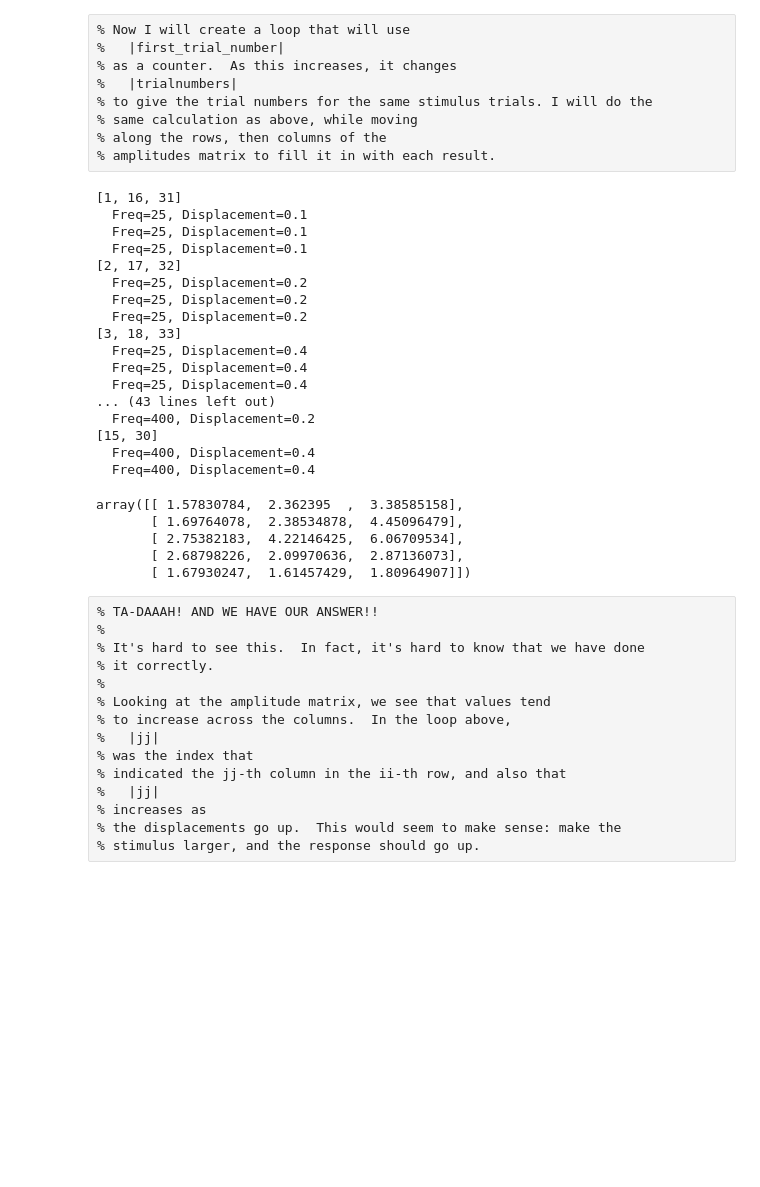
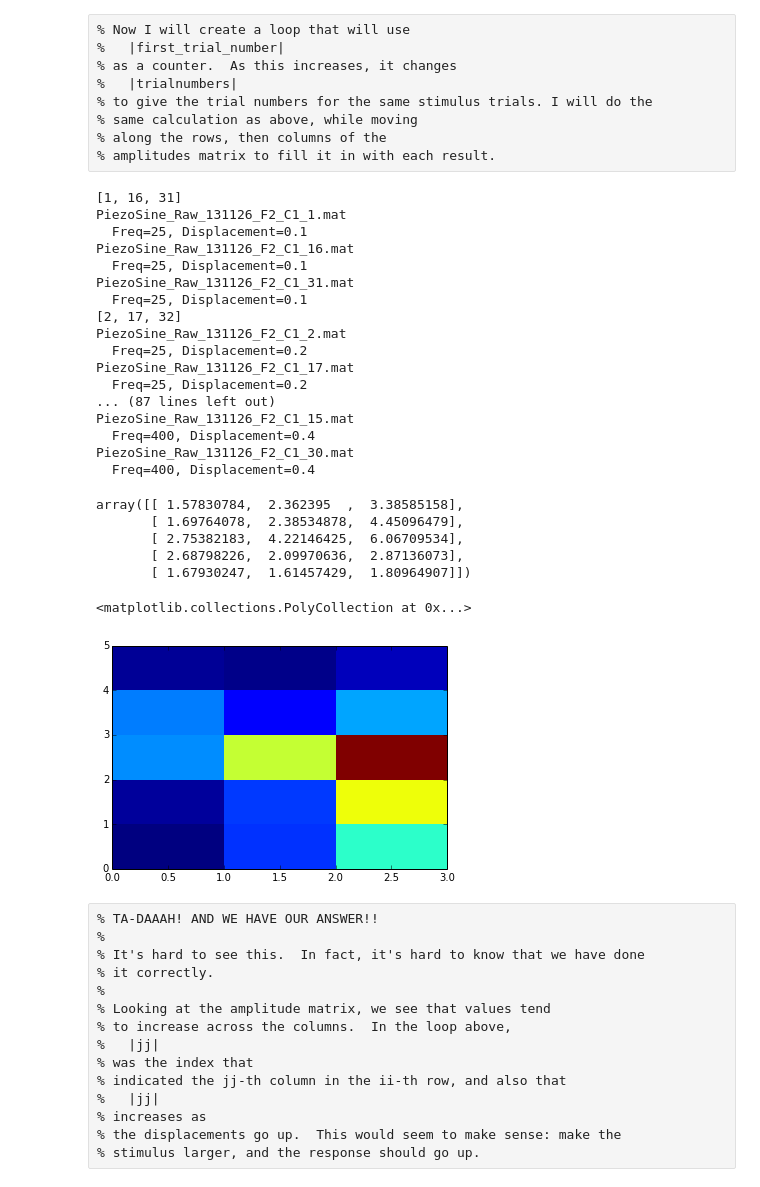
Before and after one commit to jackie623/Modern-Data-Management, a Jupyter notebook: fly/python/CCB4_MATLAB_Analysis_Script.ipynb, the cells around one changed output. Saved outputs shown, nothing was run; the diff lists cells and outputs as text; code cells hidden in the pictures; blank space fills up the shorter version.

```diff
--- a/fly/python/CCB4_MATLAB_Analysis_Script.ipynb
+++ b/fly/python/CCB4_MATLAB_Analysis_Script.ipynb
@@ -705,7 +705,7 @@ for ii in xrange(len(trial['params']['freqs'].item())):
         for trial_index in xrange(len(trial_numbers)):
             # make the trial filename
             trial_file_name = 'PiezoSine_Raw_131126_F2_C1_{trial}.mat'.format(trial=trial_numbers[trial_index])
-            #print(trial_file_name)
+            print(trial_file_name)
 
             # load the trial
             trial = load(os.path.join(raw_data_directory, '131126', '131126_F2_C1', trial_file_name));
@@ -725,21 +725,21 @@ for ii in xrange(len(trial['params']['freqs'].item())):
         amplitudes[ii,jj] = max_response - baseline_average;
 # %% [output]
 [1, 16, 31]
+PiezoSine_Raw_131126_F2_C1_1.mat
   Freq=25, Displacement=0.1
+PiezoSine_Raw_131126_F2_C1_16.mat
   Freq=25, Displacement=0.1
+PiezoSine_Raw_131126_F2_C1_31.mat
   Freq=25, Displacement=0.1
 [2, 17, 32]
+PiezoSine_Raw_131126_F2_C1_2.mat
   Freq=25, Displacement=0.2
+PiezoSine_Raw_131126_F2_C1_17.mat
   Freq=25, Displacement=0.2
-  Freq=25, Displacement=0.2
-[3, 18, 33]
-  Freq=25, Displacement=0.4
-  Freq=25, Displacement=0.4
-  Freq=25, Displacement=0.4
-... (43 lines left out)
-  Freq=400, Displacement=0.2
-[15, 30]
+... (87 lines left out)
+PiezoSine_Raw_131126_F2_C1_15.mat
   Freq=400, Displacement=0.4
+PiezoSine_Raw_131126_F2_C1_30.mat
   Freq=400, Displacement=0.4
 # %%
 amplitudes
@@ -749,6 +749,11 @@ array([[ 1.57830784,  2.362395  ,  3.38585158],
        [ 2.75382183,  4.22146425,  6.06709534],
        [ 2.68798226,  2.09970636,  2.87136073],
        [ 1.67930247,  1.61457429,  1.80964907]])
+# %%
+plt.pcolor(amplitudes)
+# %% [output]
+<matplotlib.collections.PolyCollection at 0x...>
+[figure, added]
 # %% [raw]
 % TA-DAAAH! AND WE HAVE OUR ANSWER!!
 %
```
